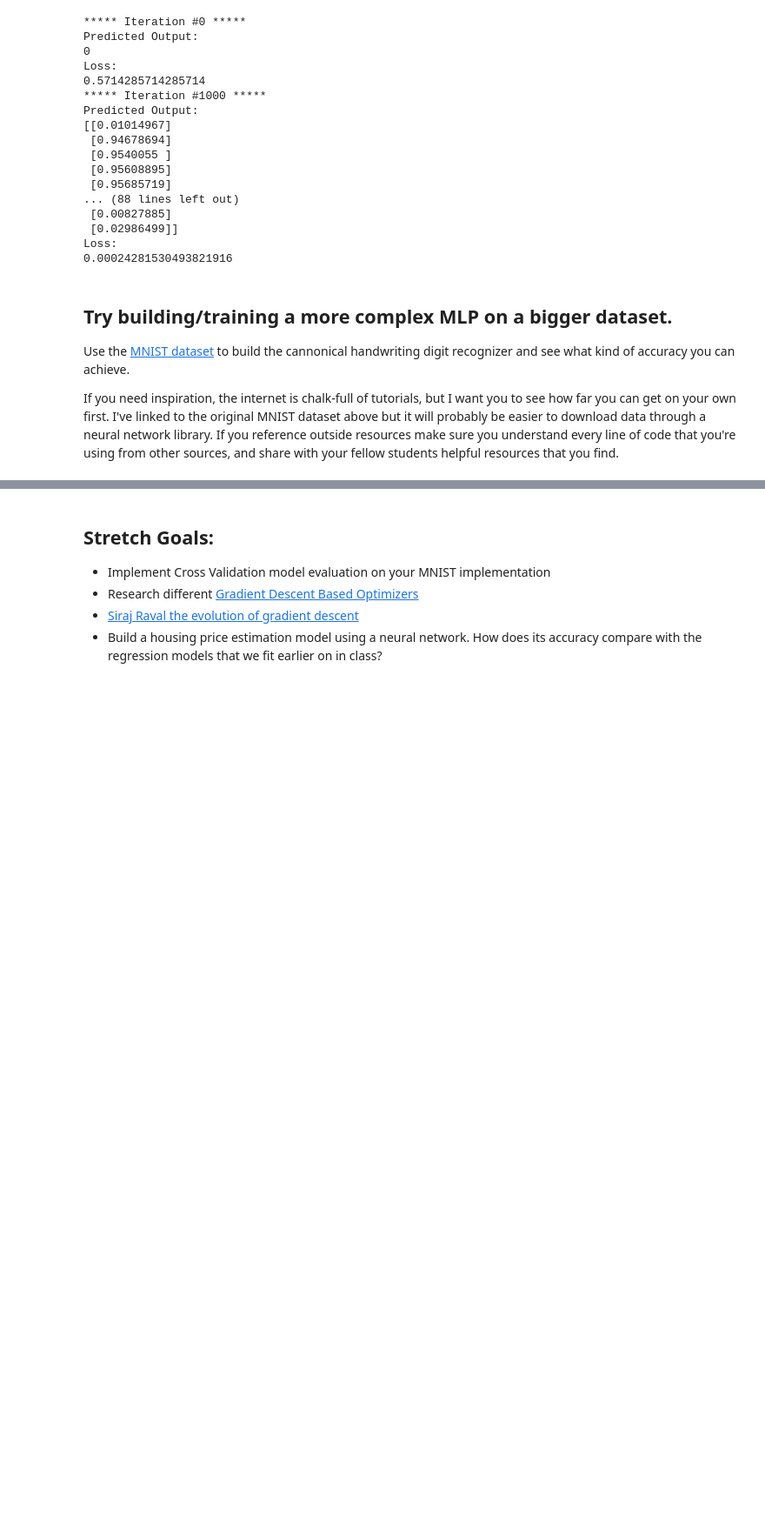
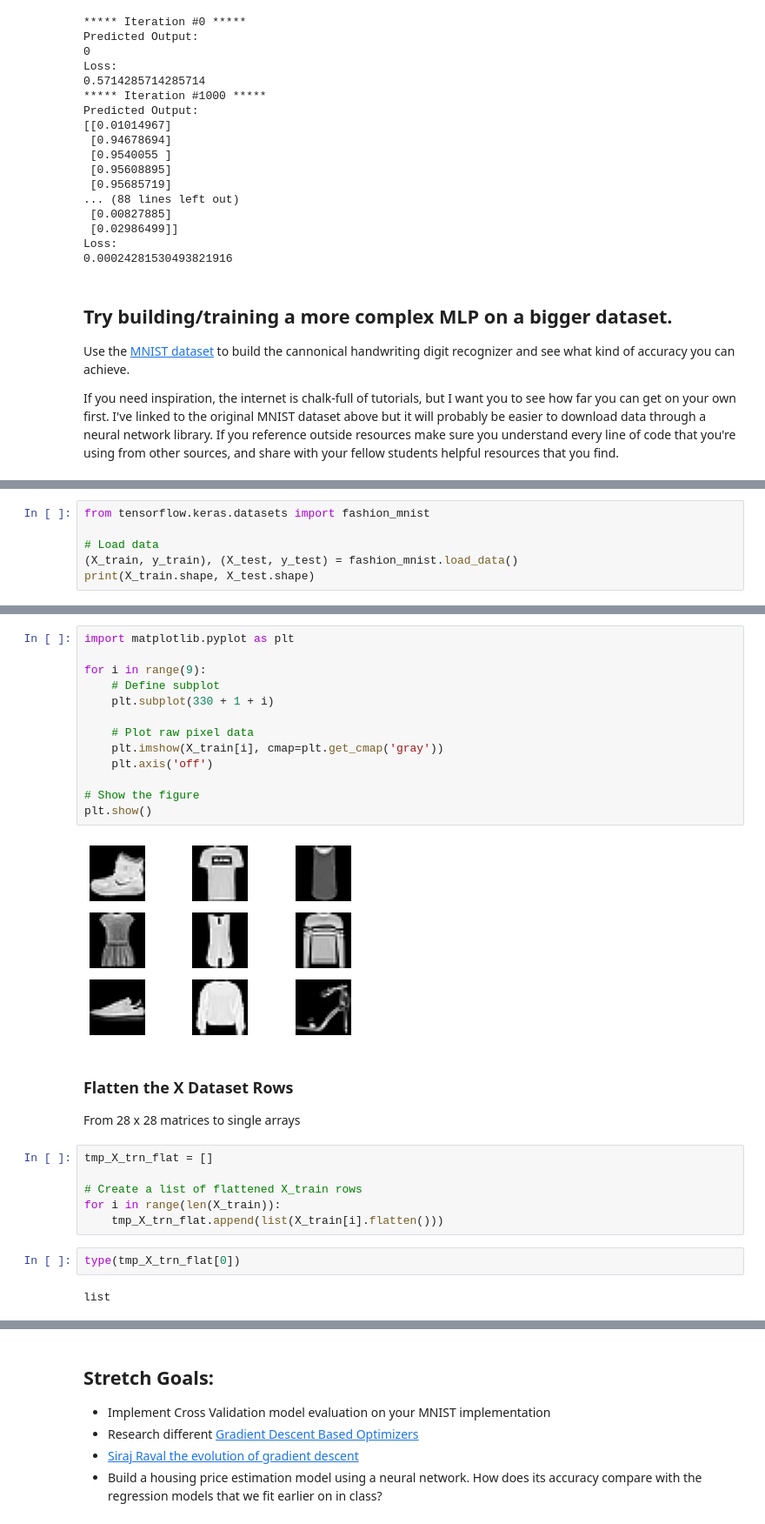
Before and after one commit to danoand/DS-Unit-4-Sprint-2-Neural-Networks, a Jupyter notebook: module2-backpropagation/LS_DSPT4_422_Backprop_Assignment.ipynb, the cells around one changed output, grey strips where cells are left out. Shown at 87% size. Drawn from its saved outputs; the diff is of its cells as text; blank space fills up the shorter version.

```diff
--- a/module2-backpropagation/LS_DSPT4_422_Backprop_Assignment.ipynb
+++ b/module2-backpropagation/LS_DSPT4_422_Backprop_Assignment.ipynb
@@ -180,0 +179,6 @@ If you need inspiration, the internet is chalk-full of tutorials, but I want you
+# %%
+from tensorflow.keras.datasets import fashion_mnist
+
+# Load data
+(X_train, y_train), (X_test, y_test) = fashion_mnist.load_data()
+print(X_train.shape, X_test.shape)
@@ -180,0 +195,28 @@ If you need inspiration, the internet is chalk-full of tutorials, but I want you
+# %%
+import matplotlib.pyplot as plt
+
+for i in range(9):
+    # Define subplot
+    plt.subplot(330 + 1 + i)
+
+    # Plot raw pixel data
+    plt.imshow(X_train[i], cmap=plt.get_cmap('gray'))
+    plt.axis('off')
+
+# Show the figure
+plt.show()
+# %% [output]
+[figure, added]
+# %% [markdown]
+### Flatten the X Dataset Rows
+From 28 x 28 matrices to single arrays
+# %%
+tmp_X_trn_flat = []
+
+# Create a list of flattened X_train rows
+for i in range(len(X_train)):
+    tmp_X_trn_flat.append(list(X_train[i].flatten()))
+# %%
+type(tmp_X_trn_flat[0])
+# %% [output]
+list
```
Also changed, not shown: parts of 10 cells of this notebook.
